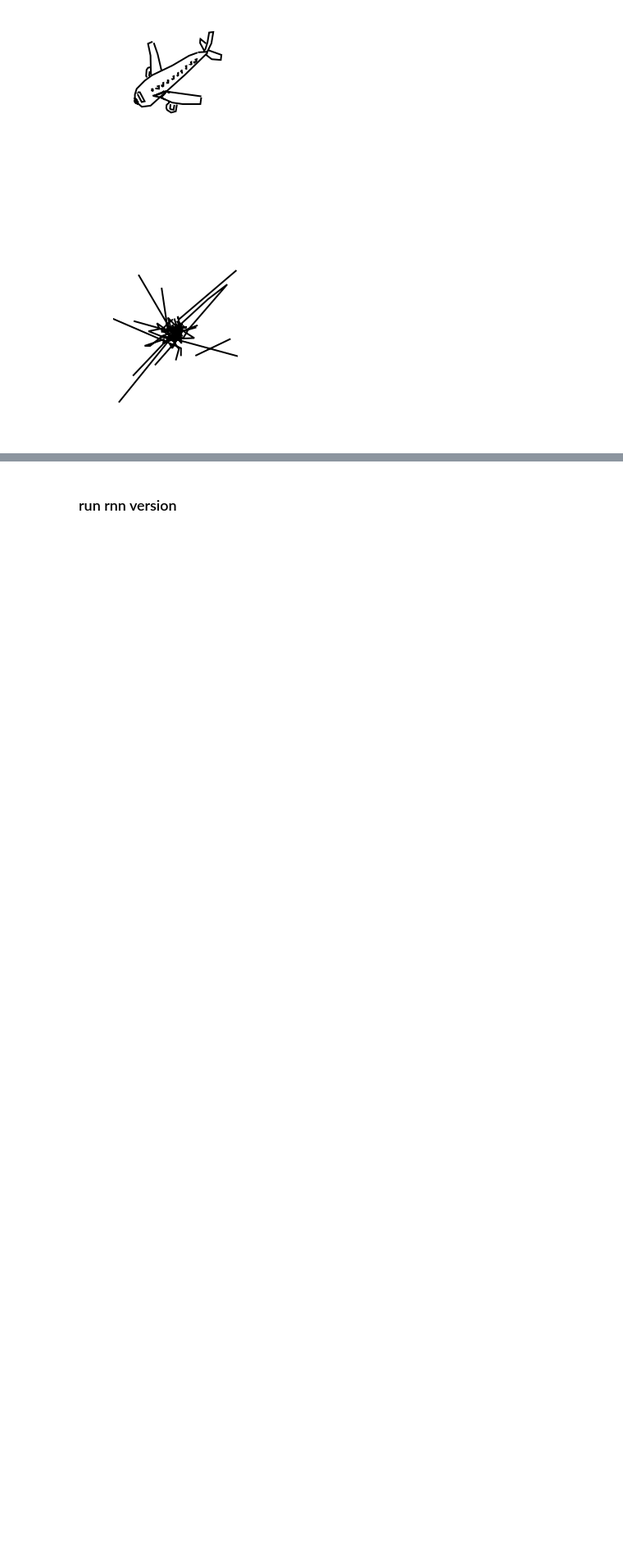
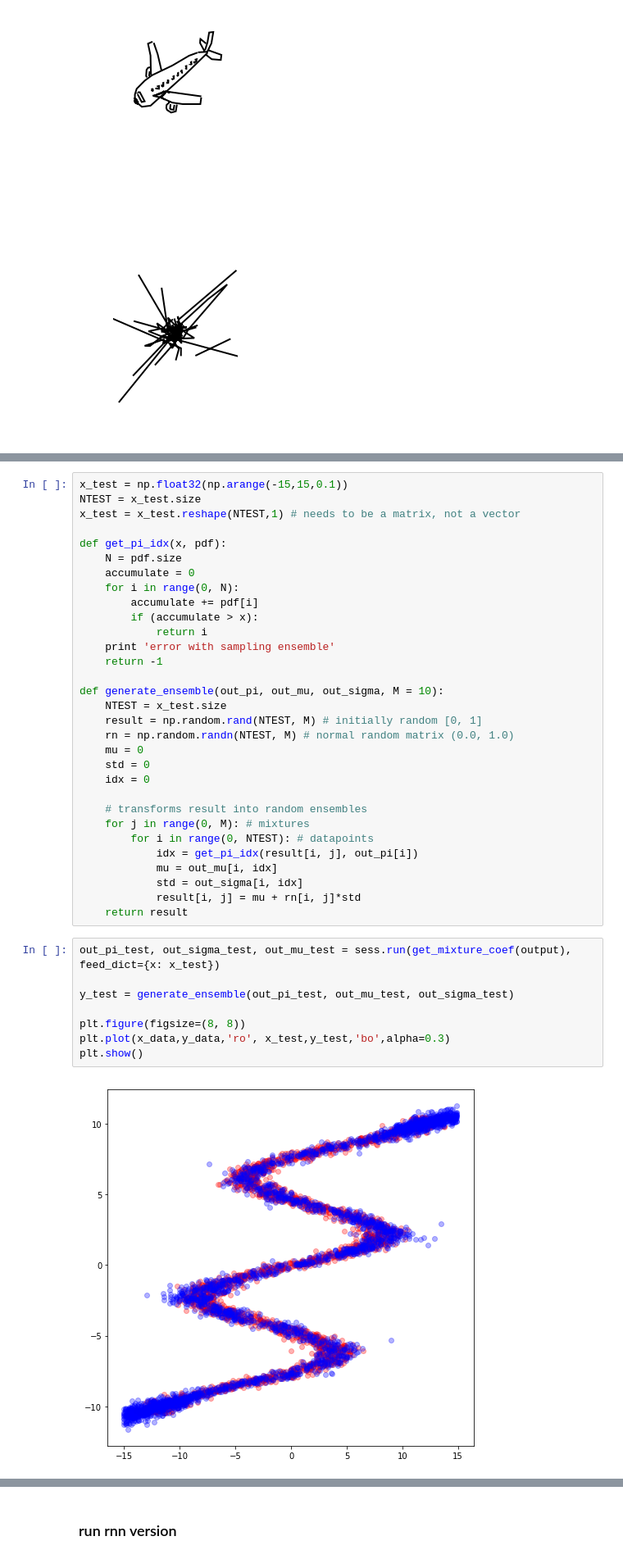
Before and after one commit to judithfan/pix2svg, a Jupyter notebook: tf_sketchy.ipynb, the cells around one changed output, grey strips where cells are left out. Shown at 82% size. Drawn from its saved outputs; the diff is of its cells as text; blank space fills up the shorter version.

```diff
--- a/tf_sketchy.ipynb
+++ b/tf_sketchy.ipynb
@@ -860,0 +1254,41 @@ plt.show()
+# %%
+x_test = np.float32(np.arange(-15,15,0.1))
+NTEST = x_test.size
+x_test = x_test.reshape(NTEST,1) # needs to be a matrix, not a vector
+
+def get_pi_idx(x, pdf):
+    N = pdf.size
+    accumulate = 0
+    for i in range(0, N):
+        accumulate += pdf[i]
+        if (accumulate > x):
+            return i
+    print 'error with sampling ensemble'
+    return -1
+
+def generate_ensemble(out_pi, out_mu, out_sigma, M = 10):
+    NTEST = x_test.size
+    result = np.random.rand(NTEST, M) # initially random [0, 1]
+    rn = np.random.randn(NTEST, M) # normal random matrix (0.0, 1.0)
+    mu = 0
+    std = 0
+    idx = 0
+
+    # transforms result into random ensembles
+    for j in range(0, M): # mixtures
+        for i in range(0, NTEST): # datapoints
+            idx = get_pi_idx(result[i, j], out_pi[i])
+            mu = out_mu[i, idx]
+            std = out_sigma[i, idx]
+            result[i, j] = mu + rn[i, j]*std
+    return result
+# %%
+out_pi_test, out_sigma_test, out_mu_test = sess.run(get_mixture_coef(output), feed_dict={x: x_test})
+
+y_test = generate_ensemble(out_pi_test, out_mu_test, out_sigma_test)
+
+plt.figure(figsize=(8, 8))
+plt.plot(x_data,y_data,'ro', x_test,y_test,'bo',alpha=0.3)
+plt.show()
+# %% [output]
+[figure, added]
```
Also changed, not shown: parts of 21 cells of this notebook, 1 other file.
